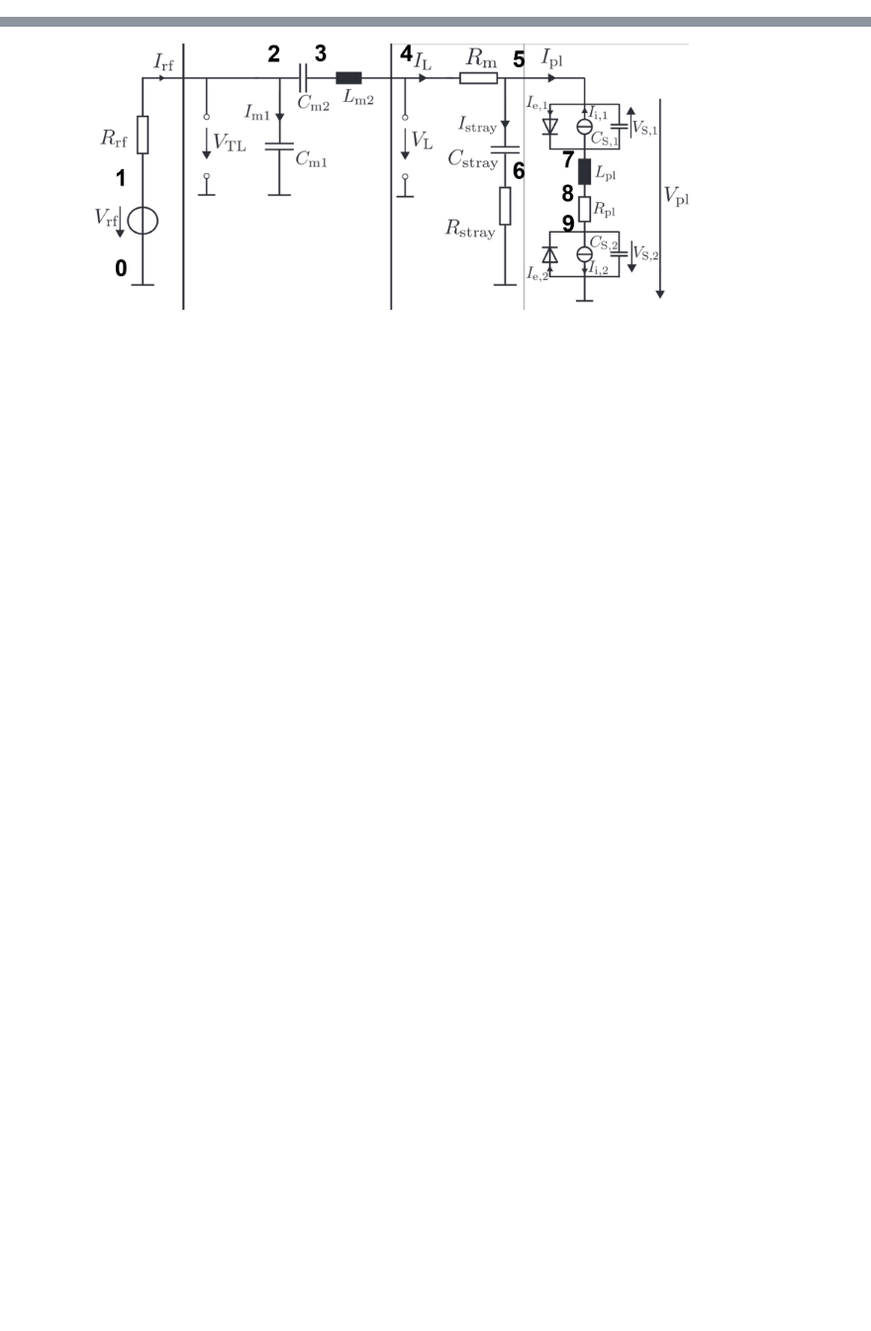
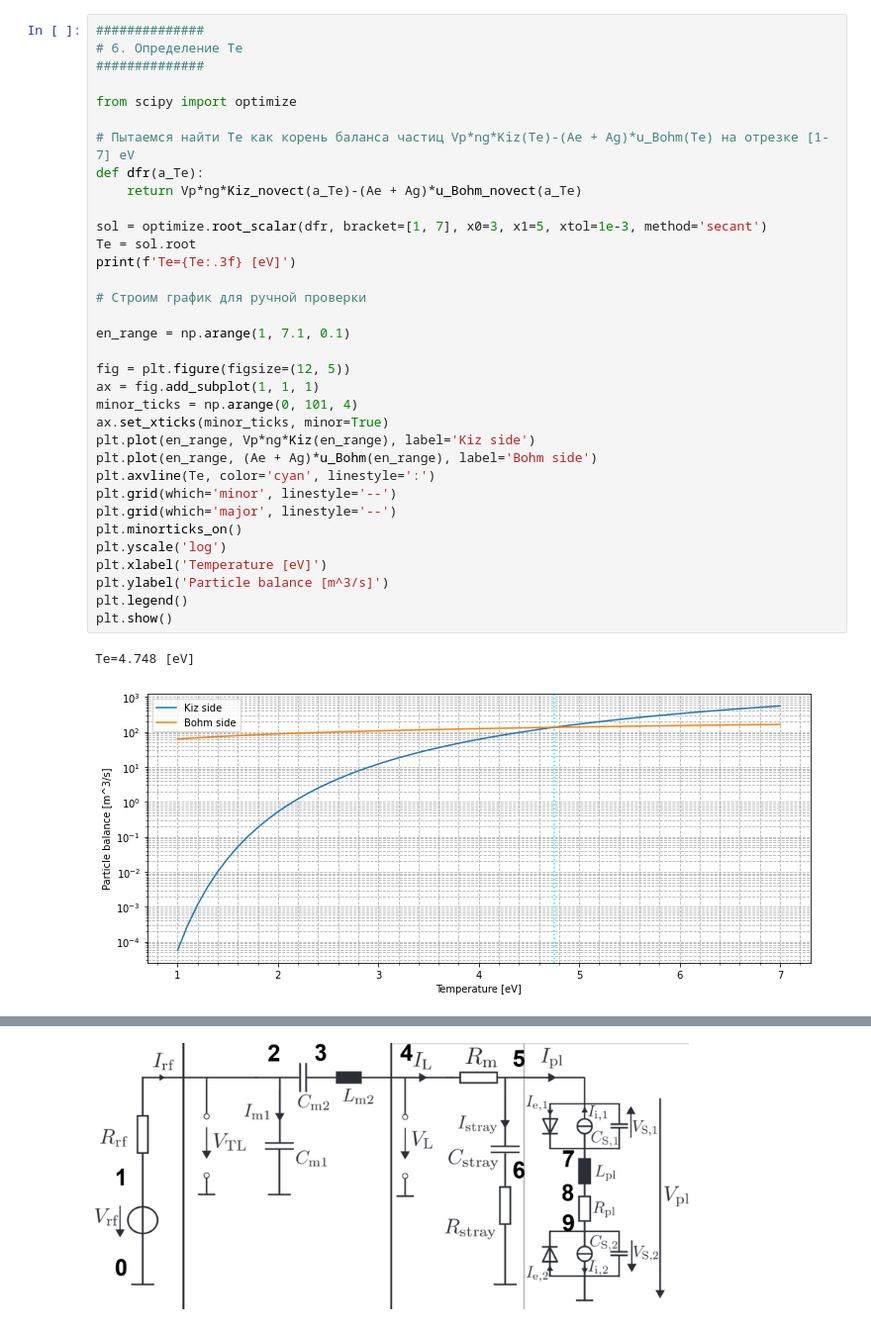
Before and after one commit to dsamsonov1/rf_plasma_impedance, a Jupyter notebook: rf_discharge_2.ipynb, the cells around one changed output, grey strips where cells are left out. Shown: that part at 99% size. Drawn from its saved outputs; the diff is of its cells as text; blank space fills up the shorter version.

```diff
--- a/rf_discharge_2.ipynb
+++ b/rf_discharge_2.ipynb
@@ -77,0 +88,37 @@ timestep_output = Tf/sim_periods_div    # Шаг, с которым будет
+# %%
+##############
+# 6. Определение Te
+##############
+
+from scipy import optimize
+
+# Пытаемся найти Te как корень баланса частиц Vp*ng*Kiz(Te)-(Ae + Ag)*u_Bohm(Te) на отрезке [1-7] eV
+def dfr(a_Te):
+    return Vp*ng*Kiz_novect(a_Te)-(Ae + Ag)*u_Bohm_novect(a_Te)
+
+sol = optimize.root_scalar(dfr, bracket=[1, 7], x0=3, x1=5, xtol=1e-3, method='secant')
+Te = sol.root
+print(f'Te={Te:.3f} [eV]')
+
+# Строим график для ручной проверки
+
+en_range = np.arange(1, 7.1, 0.1)
+
+fig = plt.figure(figsize=(12, 5))
+ax = fig.add_subplot(1, 1, 1)
+minor_ticks = np.arange(0, 101, 4)
+ax.set_xticks(minor_ticks, minor=True)
+plt.plot(en_range, Vp*ng*Kiz(en_range), label='Kiz side')
+plt.plot(en_range, (Ae + Ag)*u_Bohm(en_range), label='Bohm side')
+plt.axvline(Te, color='cyan', linestyle=':')
+plt.grid(which='minor', linestyle='--')
+plt.grid(which='major', linestyle='--')
+plt.minorticks_on()
+plt.yscale('log')
+plt.xlabel('Temperature [eV]')
+plt.ylabel('Particle balance [m^3/s]')
+plt.legend()
+plt.show()
+# %% [output]
+Te=4.748 [eV]
+[figure, new version]
```
Also changed, not shown: parts of 20 cells of this notebook.
